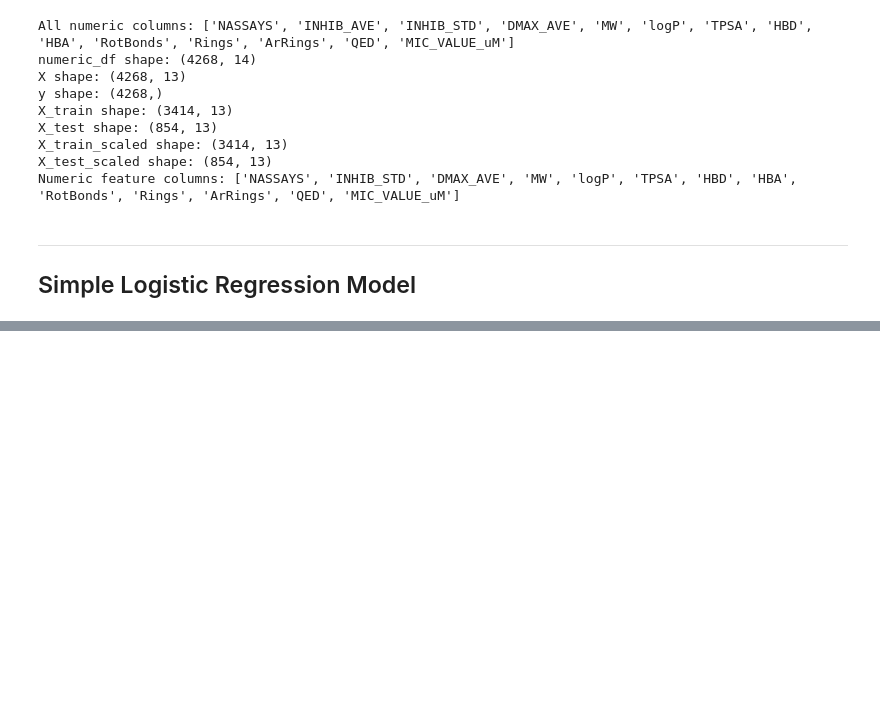
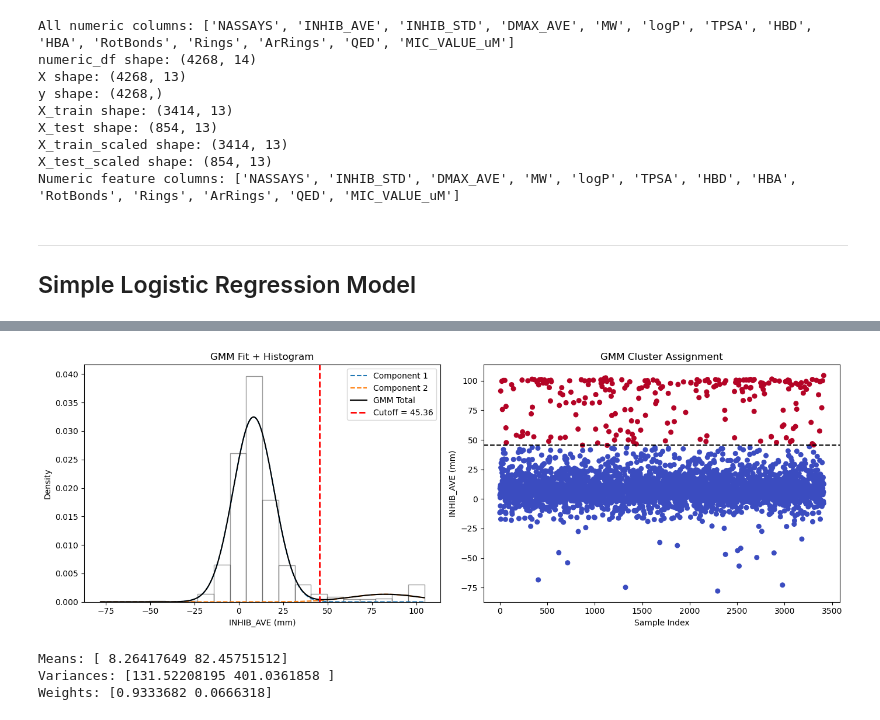
Before and after one commit to dw1229/chem277a-final-ecoli-inhibition-ml, a Jupyter notebook: ecoli_inhibition_ml.ipynb, the cells around one changed output, grey strips where cells are left out. Saved outputs shown, nothing was run; the diff lists cells and outputs as text; code cells hidden in the pictures; blank space fills up the shorter version.

```diff
--- a/ecoli_inhibition_ml.ipynb
+++ b/ecoli_inhibition_ml.ipynb
@@ -481,0 +476,63 @@ plt.show()
+# %%
+data = y_train.values.reshape(-1, 1)
+
+# Fit GMM
+gmm = GaussianMixture(n_components=2, random_state=42)
+gmm.fit(data)
+
+# Cutoff
+means = gmm.means_.flatten()
+threshold = np.mean(means)
+
+# Smooth density curve
+x = np.linspace(data.min(), data.max(), 500).reshape(-1, 1)
+logprob = gmm.score_samples(x)
+pdf = np.exp(logprob)
+
+responsibilities = gmm.predict_proba(x)
+pdf_individual = responsibilities * pdf[:, np.newaxis]
+
+# Cluster labels for each sample
+labels = gmm.predict(data)
+
+fig, axes = plt.subplots(1, 2, figsize=(14, 5))
+
+# Histogram + GMM + cutoff
+axes[0].hist(data, bins=20, density=True, alpha=0.4,
+             color='white', edgecolor='black')
+
+axes[0].plot(x, pdf_individual[:, 0], '--', label='Component 1')
+axes[0].plot(x, pdf_individual[:, 1], '--', label='Component 2')
+axes[0].plot(x, pdf, 'k-', label='GMM Total')
+
+axes[0].axvline(threshold, color='red', linestyle='--',
+                linewidth=2, label=f'Cutoff = {threshold:.2f}')
+
+axes[0].set_title("GMM Fit + Histogram")
+axes[0].set_xlabel("INHIB_AVE (mm)")
+axes[0].set_ylabel("Density")
+axes[0].legend()
+
+
+# GMM clustering view
+
+axes[1].scatter(range(len(data)), data, c=labels, cmap='coolwarm', s=30)
+
+axes[1].axhline(threshold, color='black', linestyle='--')
+
+axes[1].set_title("GMM Cluster Assignment")
+axes[1].set_xlabel("Sample Index")
+axes[1].set_ylabel("INHIB_AVE (mm)")
+
+plt.tight_layout()
+plt.show()
+# %% [output]
+[figure, added]
+# %%
+print("Means:", gmm.means_.flatten())
+print("Variances:", gmm.covariances_.flatten())
+print("Weights:", gmm.weights_.flatten())
+# %% [output]
+Means: [ 8.26417649 82.45751512]
+Variances: [131.52208195 401.0361858 ]
+Weights: [0.9333682 0.0666318]
```
Also changed, not shown: parts of 17 cells of this notebook.
